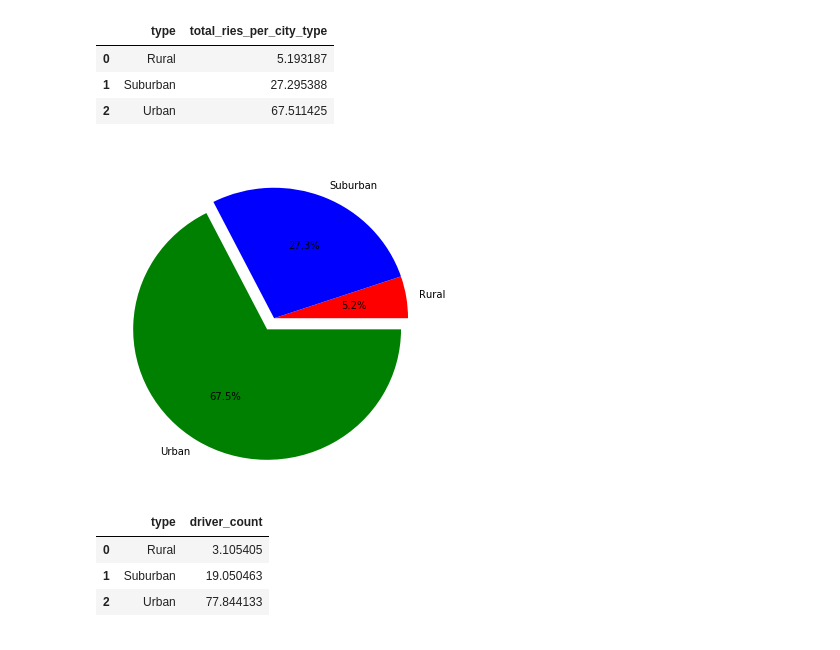
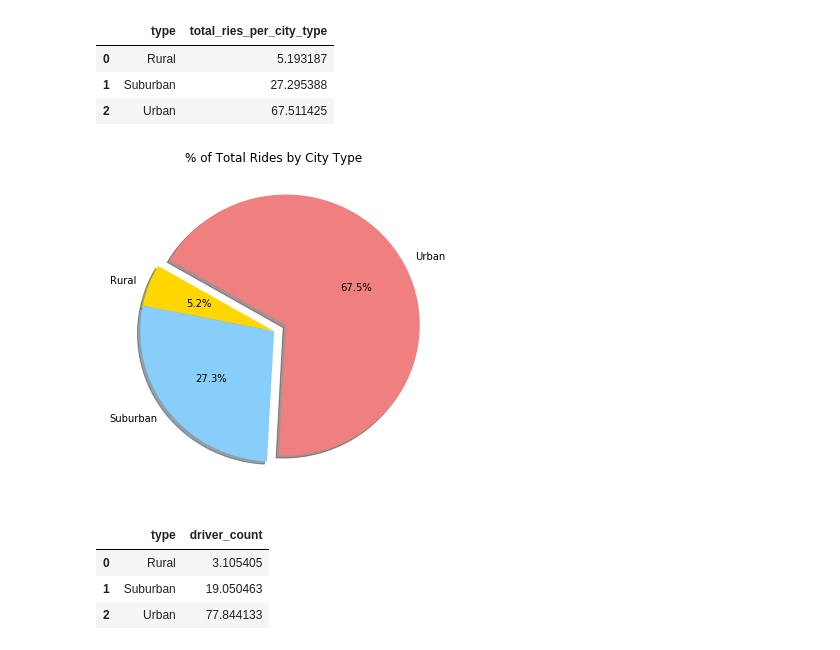
Before and after one commit to asureshb/ucb-data, a Jupyter notebook: Matplotlib_HW/Pyber/Pyber.ipynb, the cells around one changed output. Drawn from its saved outputs; the diff is of its cells as text; code cells hidden in the pictures.

```diff
--- a/Matplotlib_HW/Pyber/Pyber.ipynb
+++ b/Matplotlib_HW/Pyber/Pyber.ipynb
@@ -201,13 +215,22 @@ city_type_rides
 | 2 | Urban | 67.511425 |
 # %%
 # plot pie chart of % of Total Rides by City Type
-colors = ['Red', 'Blue', 'Green']
+colors = ['gold', 'lightskyblue', 'lightcoral']
 explode = [0,0,0.1]
 plt.figure(figsize=(6,6))
-plt.pie(city_type_rides['total_ries_per_city_type'], colors=colors, explode=explode, autopct="%1.1f%%", labels=city_type_rides['type'])
+plt.pie(city_type_rides['total_ries_per_city_type'],
+        colors=colors,
+        explode=explode,
+        autopct="%1.1f%%",
+        labels=city_type_rides['type'],
+        shadow=True,
+        startangle=150)
+
+plt.title("% of Total Rides by City Type")
+plt.savefig("rides_by_city_type.png")
 plt.show()
 # %% [output]
-[figure, old version]
+[figure, new version]
 # %%
 # calculate % of Total Drivers by City Type
 city_type_drivers = city_data_pd.groupby('type', as_index=False)['driver_count'].sum()
```
Also changed, not shown: parts of 6 cells of this notebook, 4 other files.
